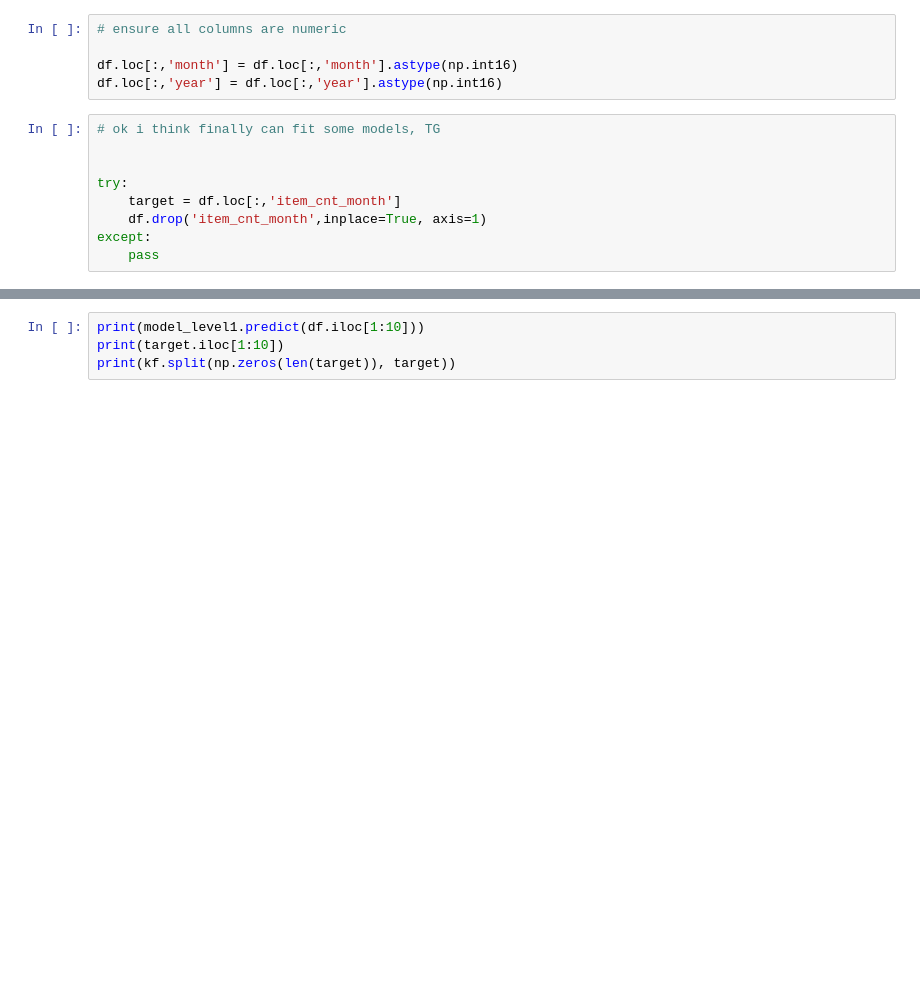
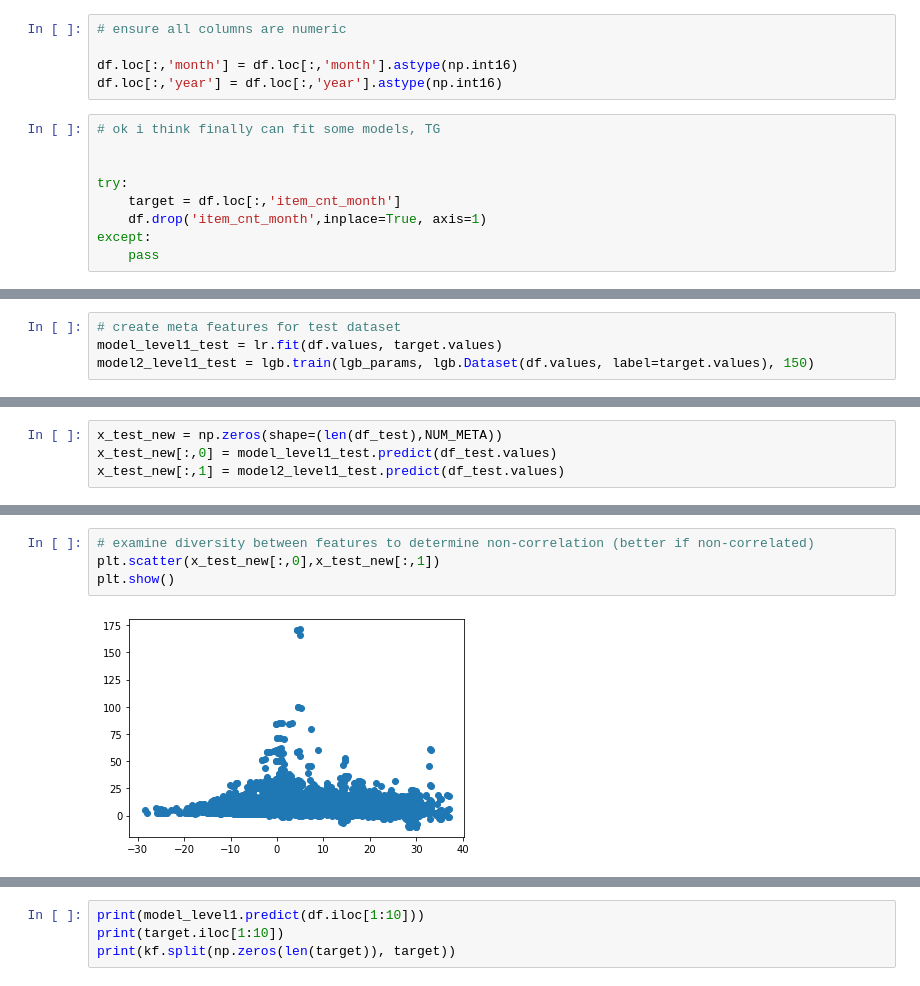
Before and after one commit to tayhym/kaggling, a Jupyter notebook: script6b.ipynb, the cells around one changed output, grey strips where cells are left out. Drawn from its saved outputs; the diff is of its cells as text; blank space fills up the shorter version.

```diff
--- a/script6b.ipynb
+++ b/script6b.ipynb
@@ -453,0 +485,4 @@ print(x_tr_new)
+# %%
+# create meta features for test dataset
+model_level1_test = lr.fit(df.values, target.values)
+model2_level1_test = lgb.train(lgb_params, lgb.Dataset(df.values, label=target.values), 150)
@@ -453,0 +491,4 @@ print(x_tr_new)
+# %%
+x_test_new = np.zeros(shape=(len(df_test),NUM_META))
+x_test_new[:,0] = model_level1_test.predict(df_test.values)
+x_test_new[:,1] = model2_level1_test.predict(df_test.values)
@@ -453,0 +510,6 @@ print(x_tr_new)
+# %%
+# examine diversity between features to determine non-correlation (better if non-correlated)
+plt.scatter(x_test_new[:,0],x_test_new[:,1])
+plt.show()
+# %% [output]
+[figure, added]
```
Also changed, not shown: parts of 7 cells of this notebook, 13 other files.
